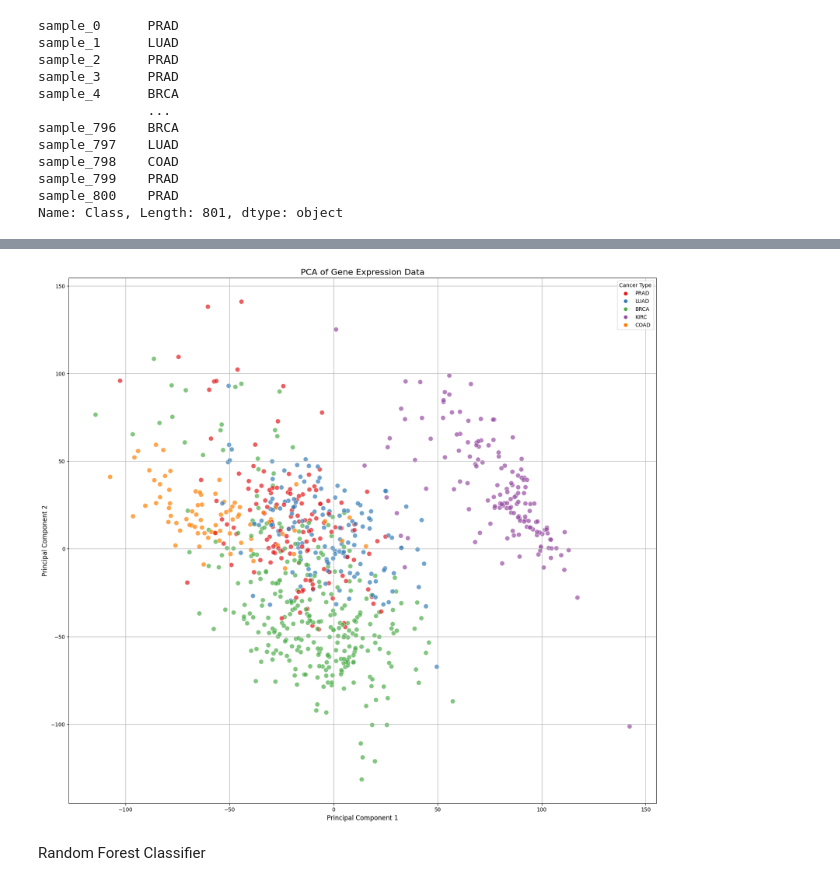
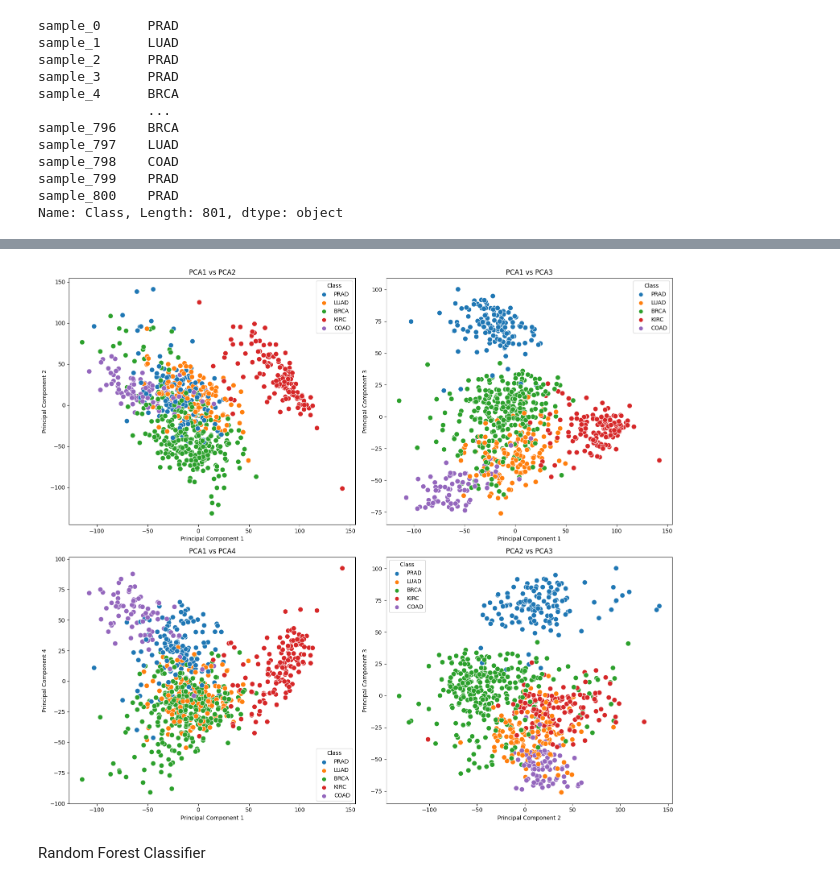
Before and after one commit to Valerie-Dsouza/cancer_classification, a Jupyter notebook: cancer_classification.ipynb, the cells around one changed output, grey strips where cells are left out. Saved outputs shown, nothing was run; the diff lists cells and outputs as text; code cells hidden in the pictures.

```diff
--- a/cancer_classification.ipynb
+++ b/cancer_classification.ipynb
@@ -116,15 +116,40 @@ final_df.head()
-# %%
-# Plot the PCA results
-plt.figure(figsize=(20, 18))
-sns.scatterplot(x="PC1", y="PC2", hue="Class", data=final_df, palette="Set1", alpha=0.7, edgecolor='w', s=80)
-plt.title("PCA of Gene Expression Data", fontsize=16)
-plt.xlabel("Principal Component 1", fontsize=12)
-plt.ylabel("Principal Component 2", fontsize=12)
-plt.legend(title="Cancer Type", loc="upper right", fontsize=10)
-plt.grid(True)
-plt.show()
-# %% [output]
-[figure, removed]
+# %%
+# Convert PCA components to DataFrame
+pca_df = pd.DataFrame(X_pca, columns=[f'PC{i+1}' for i in range(4)])
+
+y = labels.values.flatten()
+final_df = pd.concat([pca_df, pd.Series(y, name='Class')], axis=1)
+
+plt.figure(figsize=(16, 14))
+
+plt.subplot(2, 2, 1)
+sns.scatterplot(x="PC1", y="PC2", hue="Class", data=final_df, s=80)
+plt.title("PCA1 vs PCA2")
+plt.xlabel("Principal Component 1")
+plt.ylabel("Principal Component 2")
+
+plt.subplot(2, 2, 2)
+sns.scatterplot(x="PC1", y="PC3", hue="Class", data=final_df,s=80)
+plt.title("PCA1 vs PCA3")
+plt.xlabel("Principal Component 1")
+plt.ylabel("Principal Component 3")
+
+plt.subplot(2, 2, 3)
+sns.scatterplot(x="PC1", y="PC4", hue="Class", data=final_df,s=80)
+plt.title("PCA1 vs PCA4")
+plt.xlabel("Principal Component 1")
+plt.ylabel("Principal Component 4")
+
+plt.subplot(2, 2, 4)
+sns.scatterplot(x="PC2", y="PC3", hue="Class", data=final_df, s=80)
+plt.title("PCA2 vs PCA3")
+plt.xlabel("Principal Component 2")
+plt.ylabel("Principal Component 3")
+
+plt.tight_layout()
+plt.show()
+# %% [output]
+[figure, added]
 # %%
 #libraried to train and test model
 from sklearn.model_selection import train_test_split
```
Also changed, not shown: parts of 9 cells of this notebook.
